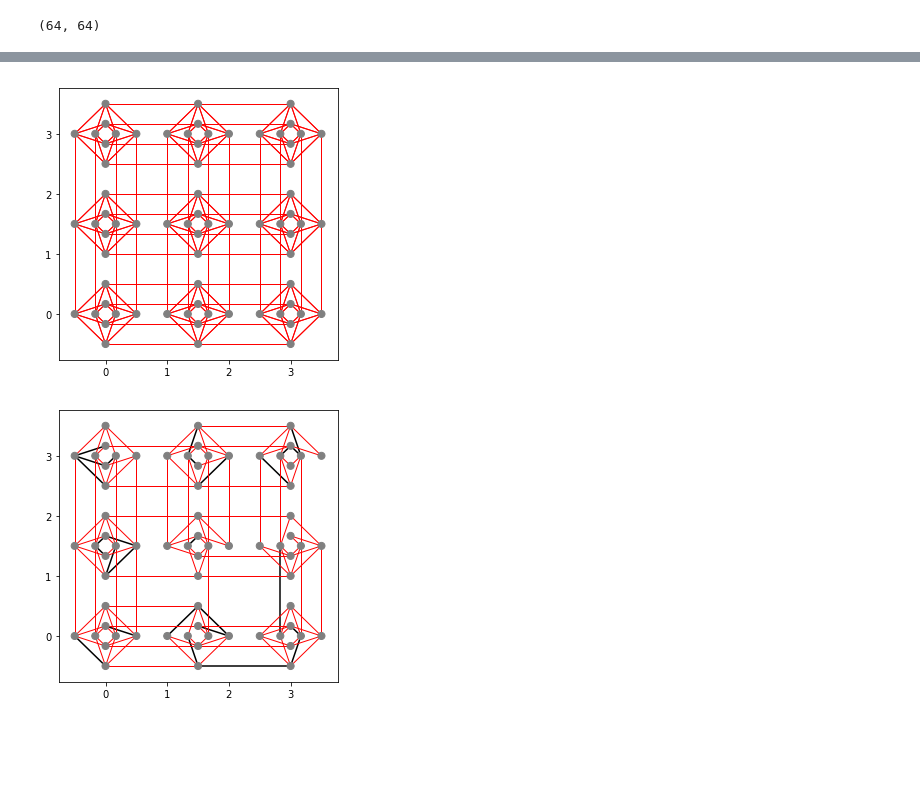
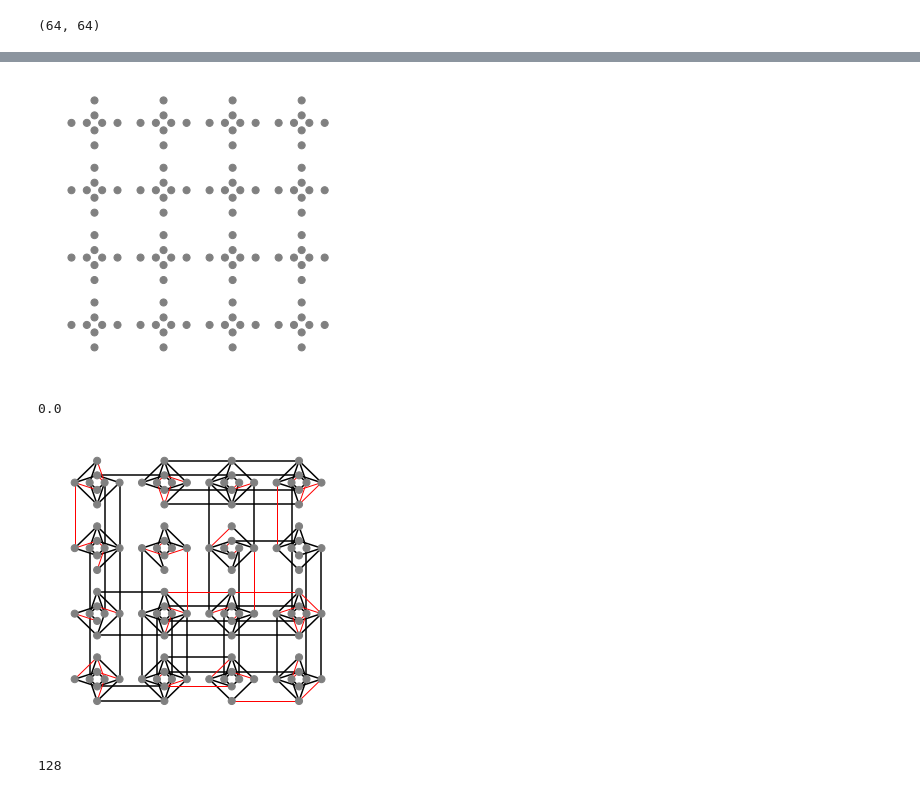
Before and after one commit to alexzucca90/spin-glasses, a Jupyter notebook: python/spin-glasses.ipynb, the cells around one changed output, grey strips where cells are left out. Drawn from its saved outputs; the diff is of its cells as text; code cells hidden in the pictures; blank space fills up the shorter version.

```diff
--- a/python/spin-glasses.ipynb
+++ b/python/spin-glasses.ipynb
@@ -29,8 +33,8 @@ ut.DrawSquareLattice_Problem(h=h,J=Jconn,L=8)
 # %%
 Jchim = np.loadtxt('../fortran/problems/chimera_lattice.dat')
 # %%
-hchim = np.zeros(8*9)
+hchim = np.zeros(8*4*4)
 # %%
-ut.DrawChimeraGraph_Problem(h=hchim,J=Jchim,L=3, outfile='./plots/chimera_graph.pdf')
+ut.DrawChimeraGraph_Problem(h=hchim,J=Jchim,L=4, outfile='./plots/chimera_graph.pdf')
 # %% [output]
-[figure, old version]
+[figure, new version]
@@ -39,4 +41,15 @@ Jproblem = np.loadtxt('../fortran/problems/HFCL_chimera.dat')
+# %%
+Jchim[16, 40]
+# %% [output]
+0.0
+# %%
+# let's try to solve the problem with the D Wave neal solver.
+edges = np.loadtxt('../src/problems/HFCL_edges_list.dat')
 # %%
-ut.DrawChimeraGraph_Problem(h=hchim,J=Jproblem,L=3, outfile='HFCL_chimera.pdf')
+ut.DrawChimeraGraph_Problem(h=hchim,J=edges,L=4, outfile='HFCL_chimera.pdf')
 # %% [output]
-[figure, old version]
+[figure, new version]
+# %%
+8*(4**2)
+# %% [output]
+128
```
Also changed, not shown: parts of 36 cells of this notebook, 12 other files.
